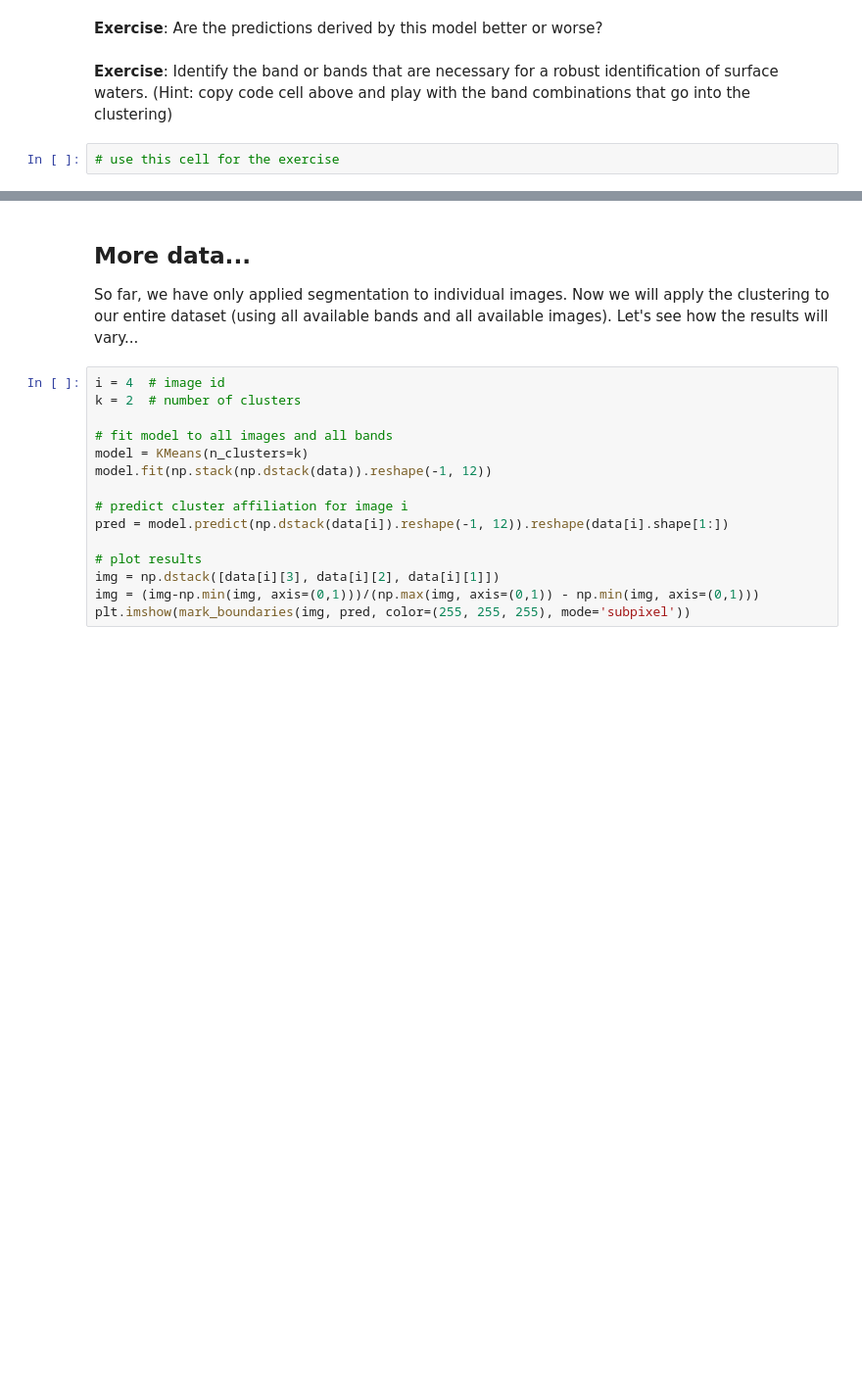
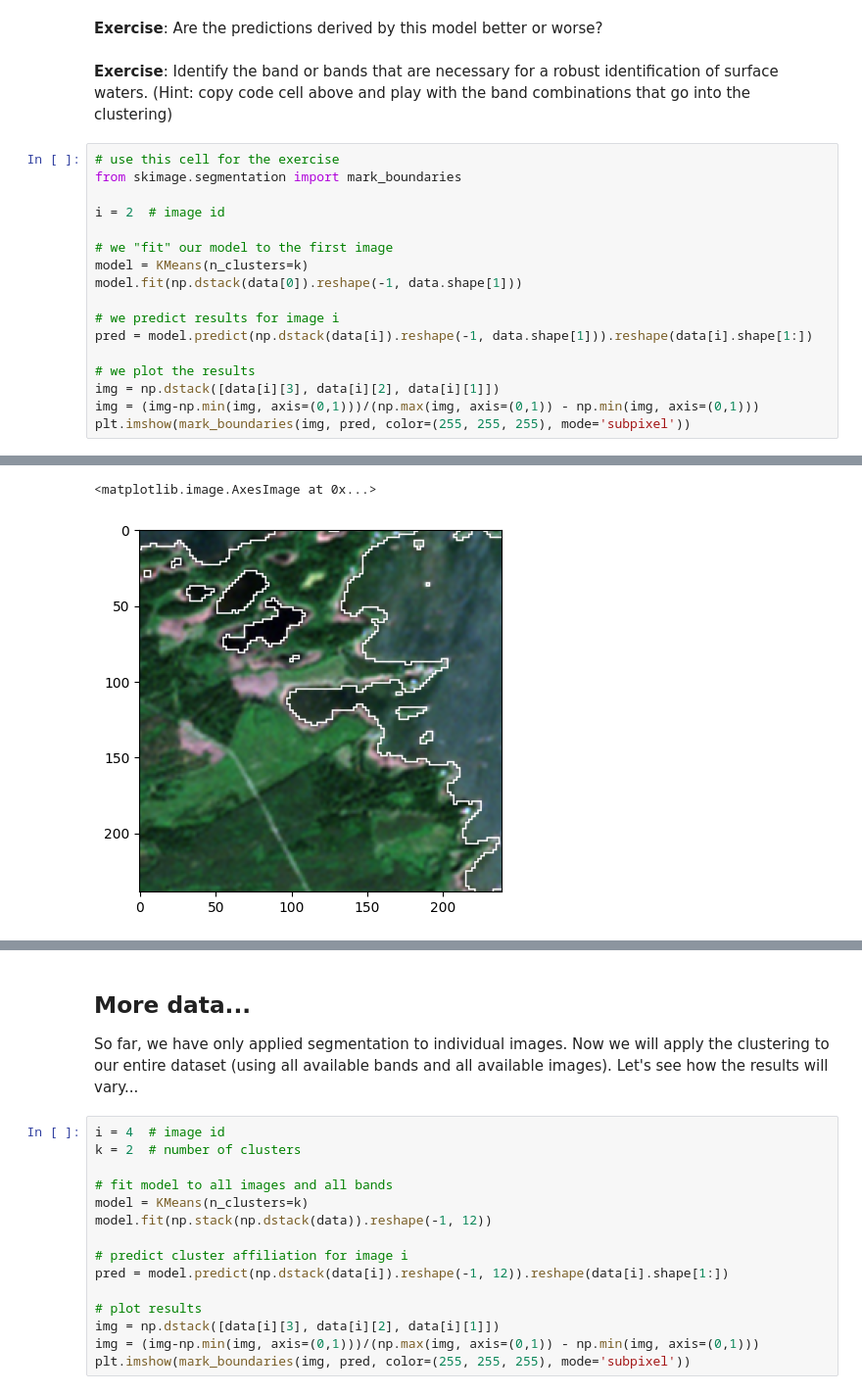
Before and after one commit to Cephas2374/Trading_bot, a Jupyter notebook: segmentation/sentinel-2/sentinel-2.ipynb, the cells around one changed output, grey strips where cells are left out. Shown at 98% size. Cells and saved outputs as stored; diff of their text form; blank space fills up the shorter version.

```diff
--- a/segmentation/sentinel-2/sentinel-2.ipynb
+++ b/segmentation/sentinel-2/sentinel-2.ipynb
@@ -179,3 +187,19 @@ Clipping input data to the valid range for imshow with RGB data ([0..1] for floa
 **Exercise**: Identify the band or bands that are necessary for a robust identification of surface waters. (Hint: copy code cell above and play with the band combinations that go into the clustering)
 # %%
 # use this cell for the exercise
+from skimage.segmentation import mark_boundaries
+
+i = 2  # image id
+
+# we "fit" our model to the first image
+model = KMeans(n_clusters=k)
+model.fit(np.dstack(data[0]).reshape(-1, data.shape[1]))
+
+# we predict results for image i
+pred = model.predict(np.dstack(data[i]).reshape(-1, data.shape[1])).reshape(data[i].shape[1:])
+
+# we plot the results
+img = np.dstack([data[i][3], data[i][2], data[i][1]])
+img = (img-np.min(img, axis=(0,1)))/(np.max(img, axis=(0,1)) - np.min(img, axis=(0,1)))
+plt.imshow(mark_boundaries(img, pred, color=(255, 255, 255), mode='subpixel'))
+# %% [output]
@@ -181,0 +207,2 @@ Clipping input data to the valid range for imshow with RGB data ([0..1] for floa
+<matplotlib.image.AxesImage at 0x...>
+[figure, added]
```
Also changed, not shown: parts of 14 cells of this notebook.
